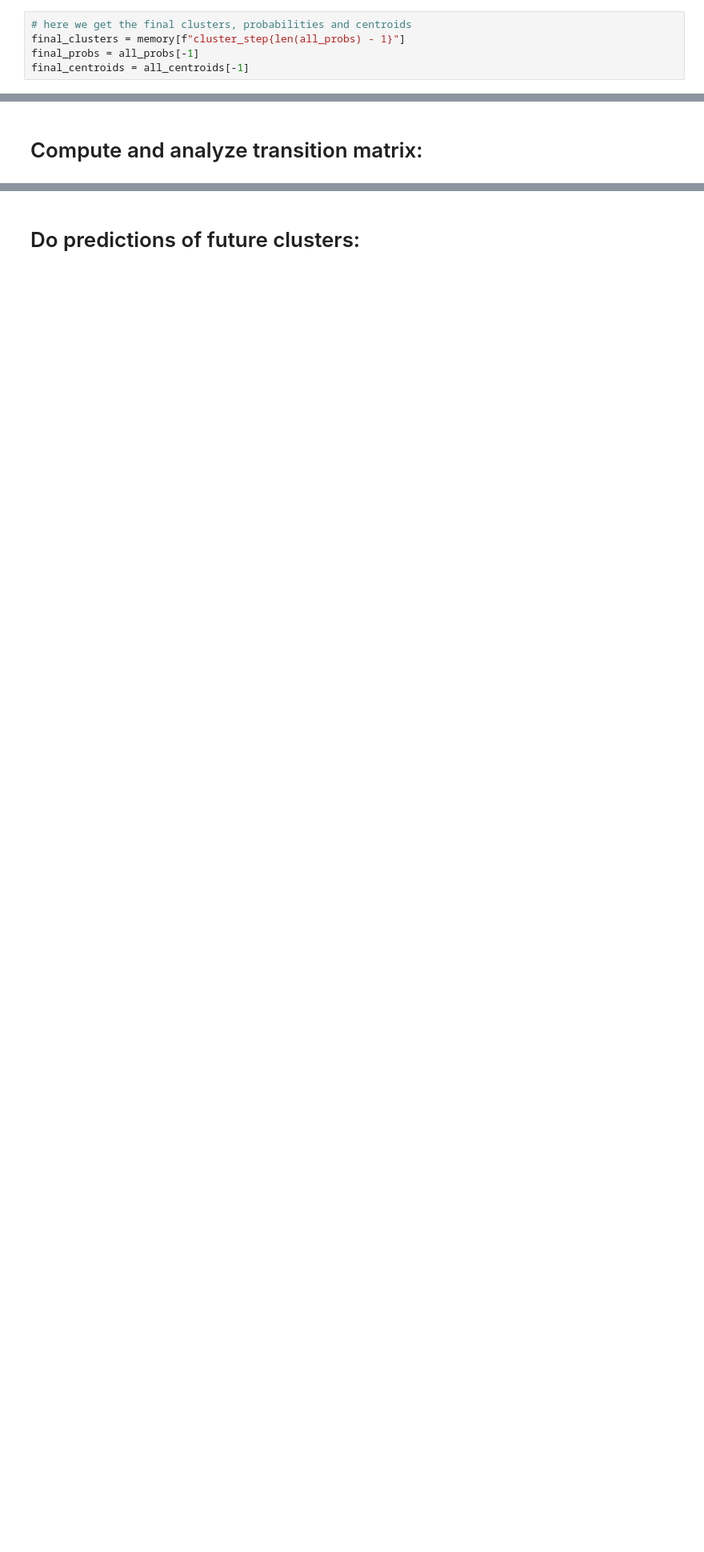
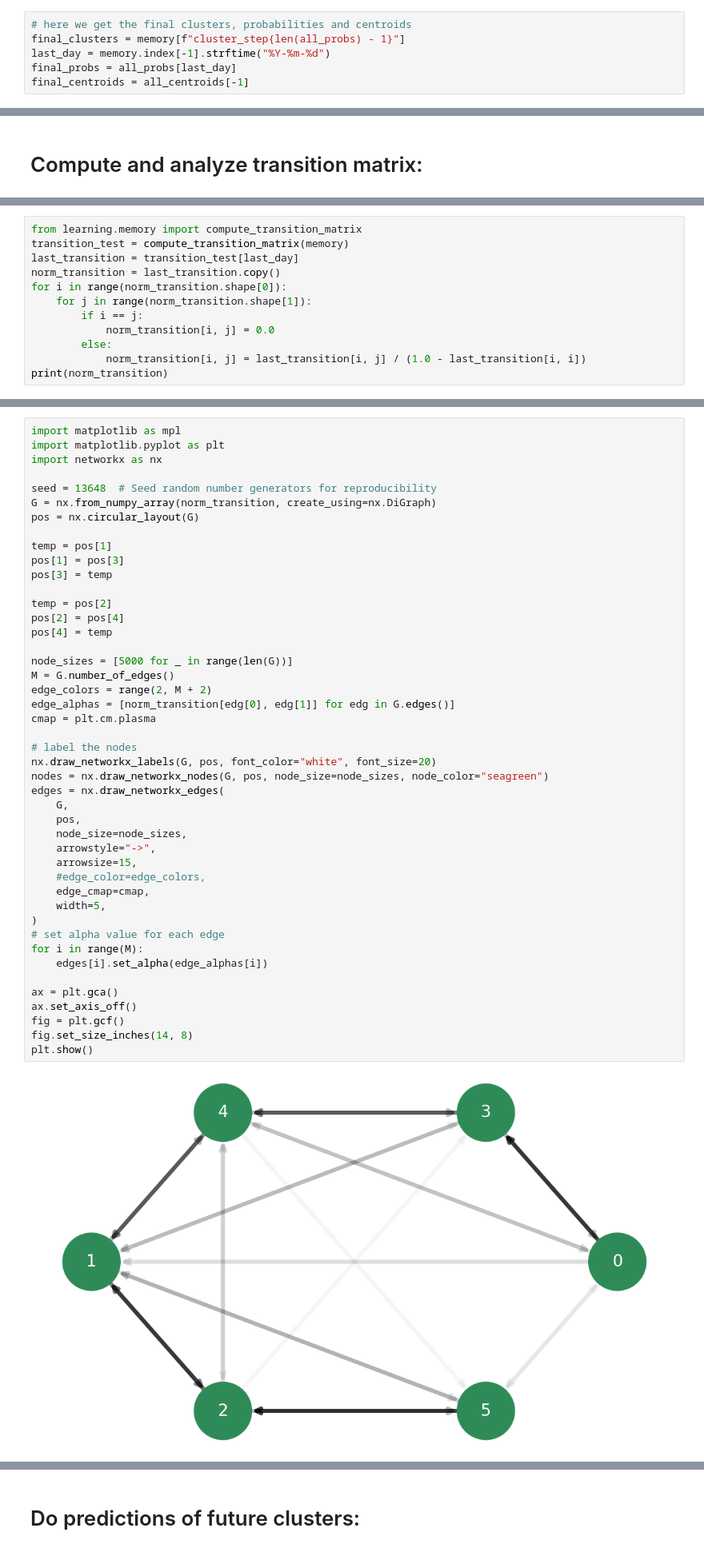
Before and after one commit to dcuoliveira/meta-learning-fin, a Jupyter notebook: src/memory_exp.ipynb, the cells around one changed output, grey strips where cells are left out. Shown at 80% size. Saved outputs shown, nothing was run; the diff lists cells and outputs as text; blank space fills up the shorter version.

Commit message:
edit transition stuff

```diff
--- a/src/memory_exp.ipynb
+++ b/src/memory_exp.ipynb
@@ -178,7 +287,8 @@ Shape after dropping NA values: (746, 127)
 # %%
 # here we get the final clusters, probabilities and centroids
 final_clusters = memory[f"cluster_step{len(all_probs) - 1}"]
-final_probs = all_probs[-1]
+last_day = memory.index[-1].strftime("%Y-%m-%d")
+final_probs = all_probs[last_day]
 final_centroids = all_centroids[-1]
 # %%
 # a block to check if the probabilities are consistent
@@ -311,0 +409,12 @@ print(transition_test[-1])
+# %%
+from learning.memory import compute_transition_matrix
+transition_test = compute_transition_matrix(memory)
+last_transition = transition_test[last_day]
+norm_transition = last_transition.copy()
+for i in range(norm_transition.shape[0]):
+    for j in range(norm_transition.shape[1]):
+        if i == j:
+            norm_transition[i, j] = 0.0
+        else:
+            norm_transition[i, j] = last_transition[i, j] / (1.0 - last_transition[i, i])
+print(norm_transition)
@@ -312,3 +428,50 @@ print(transition_test[-1])
+# %%
+import matplotlib as mpl
+import matplotlib.pyplot as plt
+import networkx as nx
+
+seed = 13648  # Seed random number generators for reproducibility
+G = nx.from_numpy_array(norm_transition, create_using=nx.DiGraph)
+pos = nx.circular_layout(G)
+
+temp = pos[1]
+pos[1] = pos[3]
+pos[3] = temp
+
+temp = pos[2]
+pos[2] = pos[4]
+pos[4] = temp
+
+node_sizes = [5000 for _ in range(len(G))]
+M = G.number_of_edges()
+edge_colors = range(2, M + 2)
+edge_alphas = [norm_transition[edg[0], edg[1]] for edg in G.edges()]
+cmap = plt.cm.plasma
+
+# label the nodes
+nx.draw_networkx_labels(G, pos, font_color="white", font_size=20)
+nodes = nx.draw_networkx_nodes(G, pos, node_size=node_sizes, node_color="seagreen")
+edges = nx.draw_networkx_edges(
+    G,
+    pos,
+    node_size=node_sizes,
+    arrowstyle="->",
+    arrowsize=15,
+    #edge_color=edge_colors,
+    edge_cmap=cmap,
+    width=5,
+)
+# set alpha value for each edge
+for i in range(M):
+    edges[i].set_alpha(edge_alphas[i])
+
+ax = plt.gca()
+ax.set_axis_off()
+fig = plt.gcf()
+fig.set_size_inches(14, 8)
+plt.show()
+# %% [output]
+[figure, added]
 # %%
 import matplotlib.pyplot as plt
 import matplotlib.animation as animation
```
Also changed, not shown: parts of 5 cells of this notebook.
